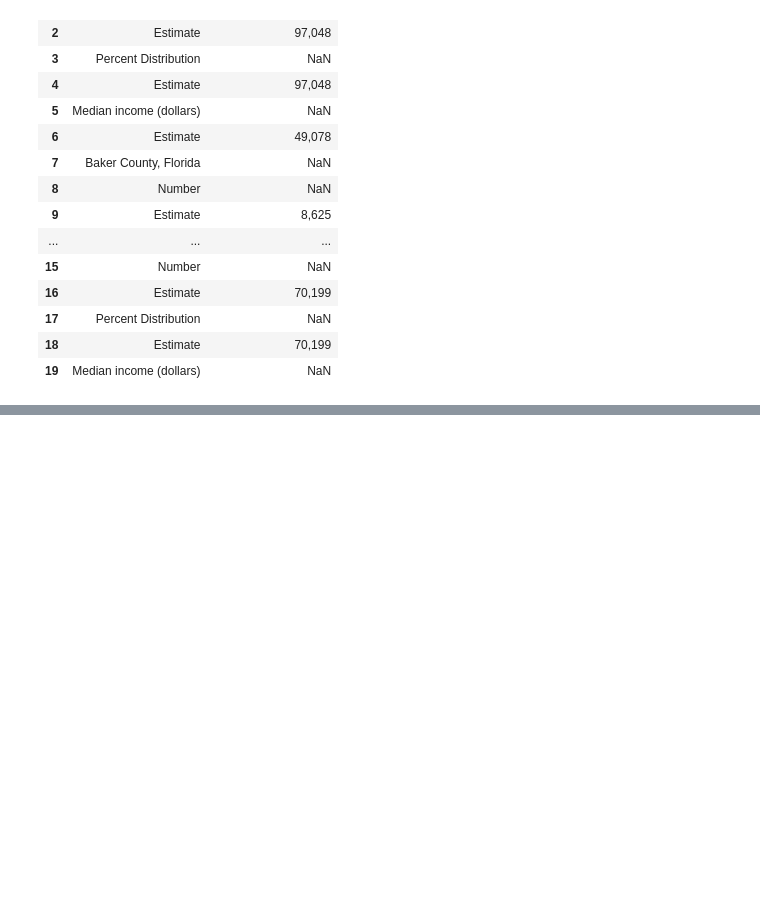
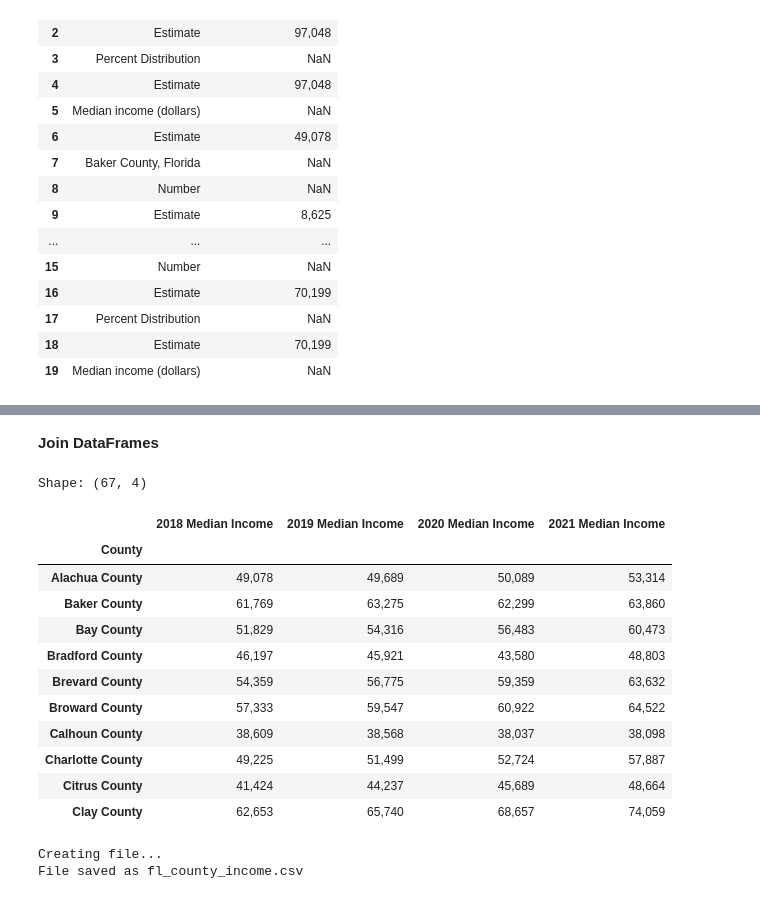
Before and after one commit to rune-encoder/Project-1, a Jupyter notebook: notebooks/individual_work/bryce_exploration/Data Cleaning/FL_County_Income_Cleaned.ipynb, the cells around one changed output, grey strips where cells are left out. Drawn from its saved outputs; the diff is of its cells as text; code cells hidden in the pictures; blank space fills up the shorter version.

```diff
--- a/notebooks/individual_work/bryce_exploration/Data Cleaning/FL_County_Income_Cleaned.ipynb
+++ b/notebooks/individual_work/bryce_exploration/Data Cleaning/FL_County_Income_Cleaned.ipynb
@@ -69,0 +225,4 @@ rows_delete_10 = [1:4,8:11,15:18,22:25,29:32,36:39,43:46,50:53,57:60,64:67,71:74
+# %%
+fl_Clean18_df = fl_18_df.set_index("County")
+
+fl_Clean18_df.head(10)
@@ -69,0 +262,4 @@ rows_delete_10 = [1:4,8:11,15:18,22:25,29:32,36:39,43:46,50:53,57:60,64:67,71:74
+# %%
+#Rename 2019 Columns
+fl_19_df = fl_raw_19_df.rename(columns={"Label (Grouping)":"County","HOUSEHOLD INCOME BY RACE AND HISPANIC OR LATINO ORIGIN OF HOUSEHOLDER!!Households":"2019 Median Income"})
+fl_19_df.head(15)
@@ -69,0 +367,4 @@ rows_delete_10 = [1:4,8:11,15:18,22:25,29:32,36:39,43:46,50:53,57:60,64:67,71:74
+# %%
+#Rename 2020 Columns
+fl_20_df = fl_raw_20_df.rename(columns={"Label (Grouping)":"County","HOUSEHOLD INCOME BY RACE AND HISPANIC OR LATINO ORIGIN OF HOUSEHOLDER!!Households":"2020 Median Income"})
+fl_20_df.head(15)
@@ -69,0 +472,4 @@ rows_delete_10 = [1:4,8:11,15:18,22:25,29:32,36:39,43:46,50:53,57:60,64:67,71:74
+# %%
+#Rename 2021 Columns
+fl_21_df = fl_raw_21_df.rename(columns={"Label (Grouping)":"County","HOUSEHOLD INCOME BY RACE AND HISPANIC OR LATINO ORIGIN OF HOUSEHOLDER!!Households":"2021 Median Income"})
+fl_21_df.head(15)
@@ -69,0 +557,39 @@ rows_delete_10 = [1:4,8:11,15:18,22:25,29:32,36:39,43:46,50:53,57:60,64:67,71:74
+# %% [markdown]
+**Join DataFrames**
+# %%
+fl_county_income_df = fl_Clean18_df.join(fl_Clean19_df).join(fl_Clean20_df).join(fl_Clean21_df)
+
+print("Shape:",fl_county_income_df.shape)
+fl_county_income_df.head(10)
+# %% [output]
+Shape: (67, 4)
+|  | 2018 Median Income | 2019 Median Income | 2020 Median Income | 2021 Median Income |
+| County |  |  |  |  |
+| Alachua County | 49,078 | 49,689 | 50,089 | 53,314 |
+| Baker County | 61,769 | 63,275 | 62,299 | 63,860 |
+| Bay County | 51,829 | 54,316 | 56,483 | 60,473 |
+| Bradford County | 46,197 | 45,921 | 43,580 | 48,803 |
+| Brevard County | 54,359 | 56,775 | 59,359 | 63,632 |
+| Broward County | 57,333 | 59,547 | 60,922 | 64,522 |
+| Calhoun County | 38,609 | 38,568 | 38,037 | 38,098 |
+| Charlotte County | 49,225 | 51,499 | 52,724 | 57,887 |
+| Citrus County | 41,424 | 44,237 | 45,689 | 48,664 |
+| Clay County | 62,653 | 65,740 | 68,657 | 74,059 |
+# %%
+#Export results to .csv
+file_name = "fl_county_income.csv"
+file_path = Path(f"../../../../data/processed_data/{file_name}")
+
+if file_path.exists():
+    print("File already exists. Overwriting file.")
+    file_path.unlink()
+
+if not file_path.exists():
+    print("Creating file...")
+    fl_county_income_df.to_csv(file_path, index=True)
+    print(f"File saved as {file_name}")
+
+#fl_county_income_df.to_csv("fl_county_income.csv", index=True)
+# %% [output]
+Creating file...
+File saved as fl_county_income.csv
```
Also changed, not shown: parts of 24 cells of this notebook, 3 other files.
